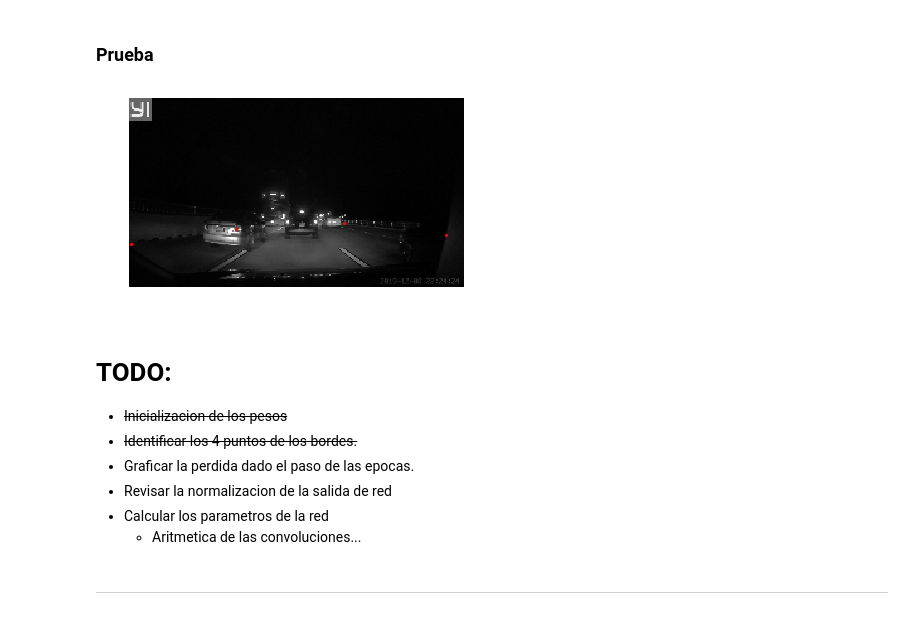
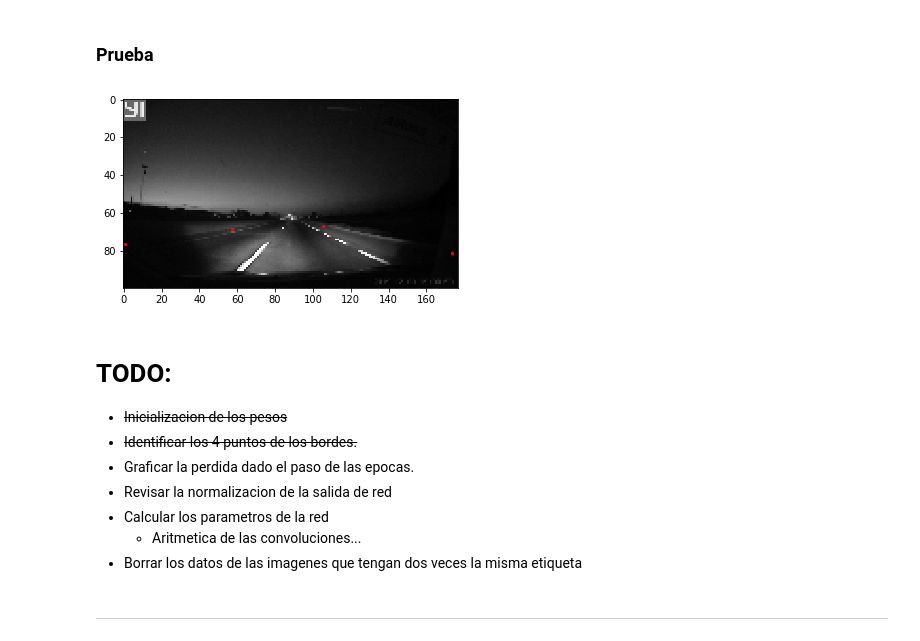
Before and after one commit to iMarioSL/Lineas-Carril, a Jupyter notebook: Main.ipynb, the cells around one changed output. Drawn from its saved outputs; the diff is of its cells as text; code cells hidden in the pictures.

```diff
--- a/Main.ipynb
+++ b/Main.ipynb
@@ -33,14 +39,21 @@ datos_testeo = vectorDeDatos[entrenamiento:]
 # Training
 datos_transformados_training = []
 for i in range(len(datos_entrenamiento)):
-    sample = transformacion_datos(datos_entrenamiento[i])
-    datos_transformados_training.append(sample)
+    try:
+        sample = transformacion_datos(datos_entrenamiento[i])
+        datos_transformados_training.append(sample)
+    except ValueError:
+        pass
+
 
 # Testeo
 datos_transformados_testeo = []
 for i in range(len(datos_testeo)):
-    sample = transformacion_datos(datos_testeo[i])
-    datos_transformados_testeo.append(sample)
+    try:
+        sample = transformacion_datos(datos_testeo[i])
+        datos_transformados_testeo.append(sample)
+    except ValueError:
+        pass
 # %% [markdown]
 Vamos a hacer la funcion para graficar los puntos en las imagenes
 # %%
@@ -49,14 +62,14 @@ import numpy as np
 import torch
 
 def graficar_puntos(image, puntos):
+
     plt.imshow(np.asarray(image), cmap='gray')
-
     # Excluimos los puntos que no vamos a graficar, que en este caso son (0.00, 0.00)
     puntos = [x.tolist() for x in puntos if (x[0]!= 0.0) and (x[1]!= 0.0)]
     puntos = np.array(puntos)
     puntos = torch.from_numpy(puntos)
     plt.scatter(puntos[:,0], puntos[:,1], s=20, marker='.', c='r')
-    plt.axis('off')
+    #plt.axis('off')
 # %% [output]
 Bad key "legend.title_fontsize" on line 22 in
 C:\Users\masan\.matplotlib\stylelib\notebook.mplstyle.
@@ -67,13 +80,13 @@ or from the matplotlib source distribution
 ### Prueba
 # %%
 # Imagen aleatoria a imprimir
-i = np.random.randint(0, len(datos_transformados_testeo))
+i = np.random.randint(0, len(datos_transformados_training))
 
-img = datos_transformados_testeo[i]['image']
-puntos = datos_transformados_testeo[i]['puntos']
+img = datos_transformados_training[i]['image']
+puntos = datos_transformados_training[i]['puntos']
 graficar_puntos(img[0], puntos)
 # %% [output]
-[figure, old version]
+[figure, new version]
 # %% [markdown]
 # TODO:
 - ~~Inicializacion de los pesos~~
@@ -82,6 +95,7 @@ graficar_puntos(img[0], puntos)
 - Revisar la normalizacion de la salida de red
 - Calcular los parametros de la red
     - Aritmetica de las convoluciones...
+- Borrar los datos de las imagenes que tengan dos veces la misma etiqueta
 # %% [markdown]
 ---
 # %%
```
Also changed, not shown: parts of 11 cells of this notebook, 4 other files.
